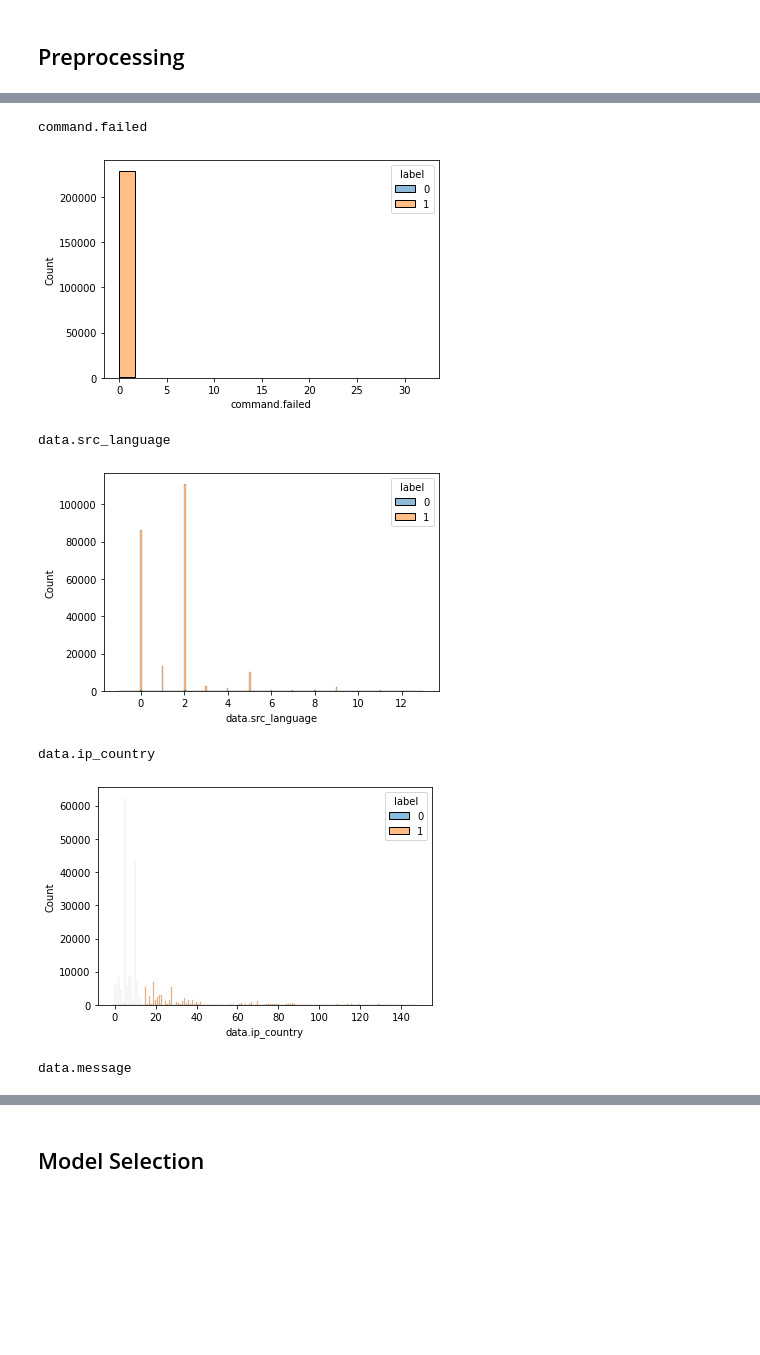
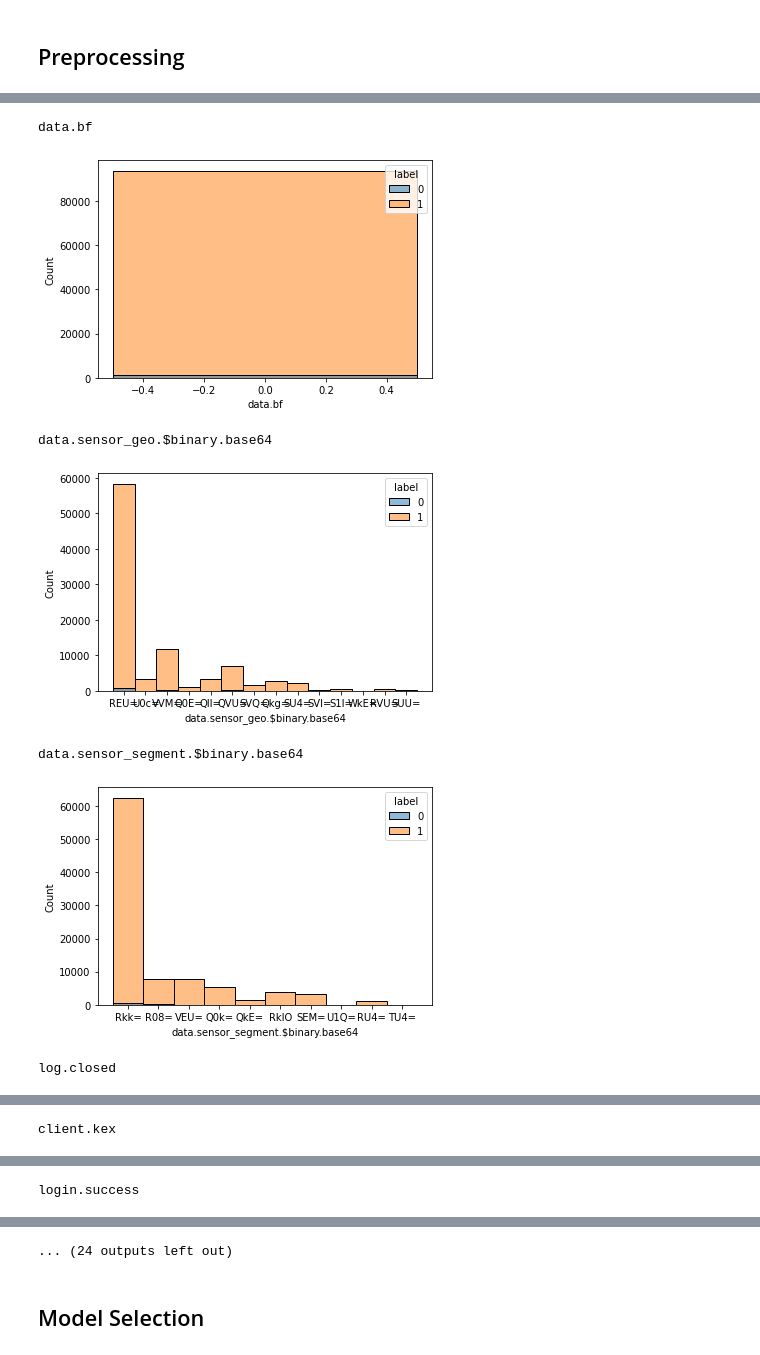
Before and after one commit to guyfreund/Repeated-Malicious-IP-Classifier, a Jupyter notebook: EDA.ipynb, the cells around one changed output, grey strips where cells are left out. Saved outputs shown, nothing was run; the diff lists cells and outputs as text; code cells hidden in the pictures; blank space fills up the shorter version.

```diff
--- a/EDA.ipynb
+++ b/EDA.ipynb
@@ -28,7 +26,7 @@ import imblearn
 # %% [markdown]
 ## Database Handling
 # %%
-df = pd.read_pickle("raw_df.pkl")
+df = pd.read_pickle("repeated-malicious-ip-classifier/pickles/processed_data_94800.pkl")
 # %%
 df.head()
 # %% [output]
@@ -219,0 +42,4 @@ len(X_train), len(X_test), len(y_train), len(y_test)
+# %%
+df["data.bf"][df["data.bf"] == True] = 1
+df["data.bf"][df["data.bf"] == False] = 0
+df["data.bf"][df["data.bf"].isna()] = 0
@@ -219,0 +97,4 @@ len(X_train), len(X_test), len(y_train), len(y_test)
+# %%
+if df.iloc[-1].isnull().values.any():
+    # remove the last row if it contains a nan
+    df = df.iloc[:-1]
@@ -220,19 +123,19 @@ len(X_train), len(X_test), len(y_train), len(y_test)
 # %%
-columns = ["data.bf", 'data.sensor_geo.$binary.base64',
+columns = ['data.bf', 'data.sensor_geo.$binary.base64',
            'data.sensor_segment.$binary.base64', 'log.closed',
        'client.kex', 'login.success', 'session.closed', 'client.version',
        'session.params', 'command.input', 'session.file_download',
        'session.file_download.failed', 'command.failed', 'session.file_upload',
        'client.var', 'command.success', 'client.size', 'data.src_uptime_sec']
 for col in columns:
     print(col)
-    sns.histplot(data=X_train, x=col, hue="label")
+    sns.histplot(data=df, x=col, hue="label")
     plt.show()
 # %% [output]
-command.failed
+data.bf
-[figure, old version]
+[figure, new version]
-data.src_language
+data.sensor_geo.$binary.base64
-[figure, old version]
+[figure, new version]
-data.ip_country
+data.sensor_segment.$binary.base64
-[figure, old version]
+[figure, new version]
-data.message
+log.closed
@@ -239,0 +143 @@ data.message
+client.kex
@@ -239,0 +145 @@ data.message
+login.success
@@ -240,3 +147,4 @@ data.message
+... (24 outputs left out)
 # %% [markdown]
 ## Model Selection
 # %%
```
Also changed, not shown: parts of 37 cells of this notebook.
